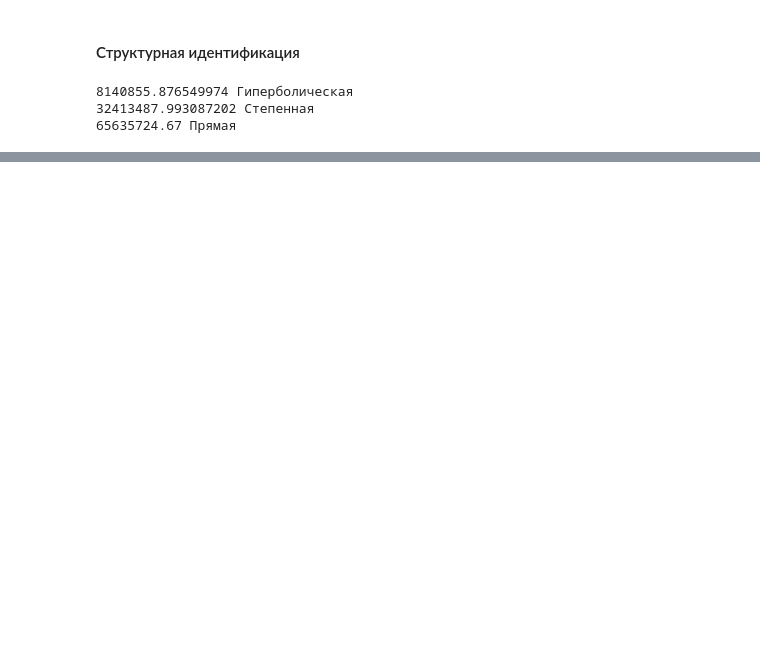
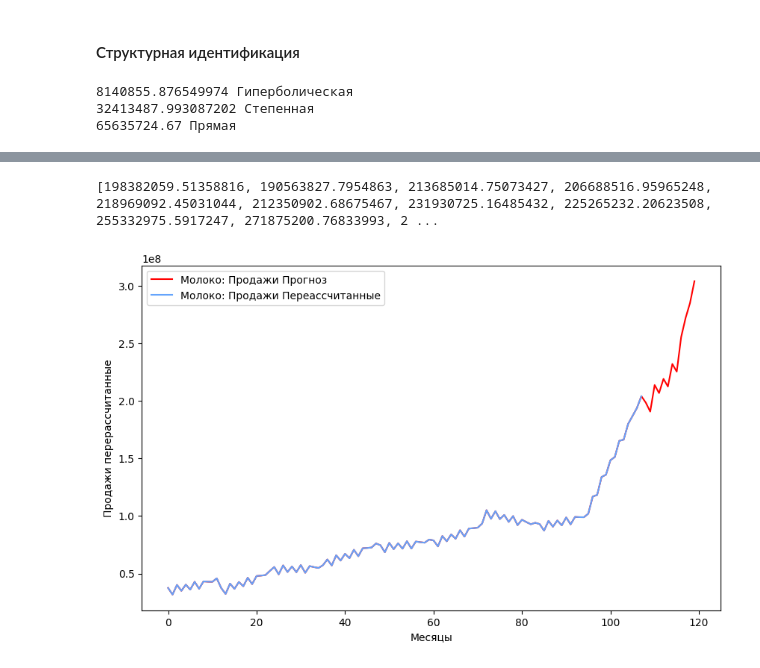
Before and after one commit to AltairkaGit/MilkStats, a Jupyter notebook: model.ipynb, the cells around one changed output, grey strips where cells are left out. Drawn from its saved outputs; the diff is of its cells as text; code cells hidden in the pictures; blank space fills up the shorter version.

```diff
--- a/model.ipynb
+++ b/model.ipynb
@@ -569,0 +540,23 @@ for k, v in sorted(ident.items(), key=lambda x: x[1]):
+# %%
+sales_recalculated = np.array([x[1] for x in sorted(data[key]['ПерерассчитанныеПродажи'].items(), key=lambda x:x[0])]).flatten()
+l = len(sales_recalculated)
+fig, ax = plt.subplots(figsize=(10, 6))
+
+#predict next year
+k = (power_function(len(data[key]['Продажи'])+12, *params) - data[key]['Продажи'][-1]) / 12
+y_sales_next_year = list(np.array([k * i for i in range(12)]) + data[key]['Продажи'][-1])
+season_scale = (np.array(list(data[key]['ИндексСезонностиПрирост'].values())) + 100) / 100
+#print(season_scale)
+y_sales_next_year = list(np.array(y_sales_next_year) * season_scale)
+print(y_sales_next_year)
+y_sales_next_year = [*sales_recalculated, *y_sales_next_year]
+
+sns.lineplot(x=range(len(y_sales_next_year)), y=y_sales_next_year, color='red', label=key + ': Продажи Прогноз', ax=ax)
+sns.lineplot(x=range(len(sales_recalculated)), y=sales_recalculated, color='#65a4fc', label=key + ': Продажи Переассчитанные', ax=ax)
+plt.xlabel('Месяцы')
+plt.ylabel('Продажи перерассчитанные')
+plt.savefig("./assets/predict.png")
+plt.show()
+# %% [output]
+[198382059.51358816, 190563827.7954863, 213685014.75073427, 206688516.95965248, 218969092.45031044, 212350902.68675467, 231930725.16485432, 225265232.20623508, 255332975.5917247, 271875200.76833993, 2 ...
+[figure, added]
```
Also changed, not shown: parts of 9 cells of this notebook, 2 other files.
